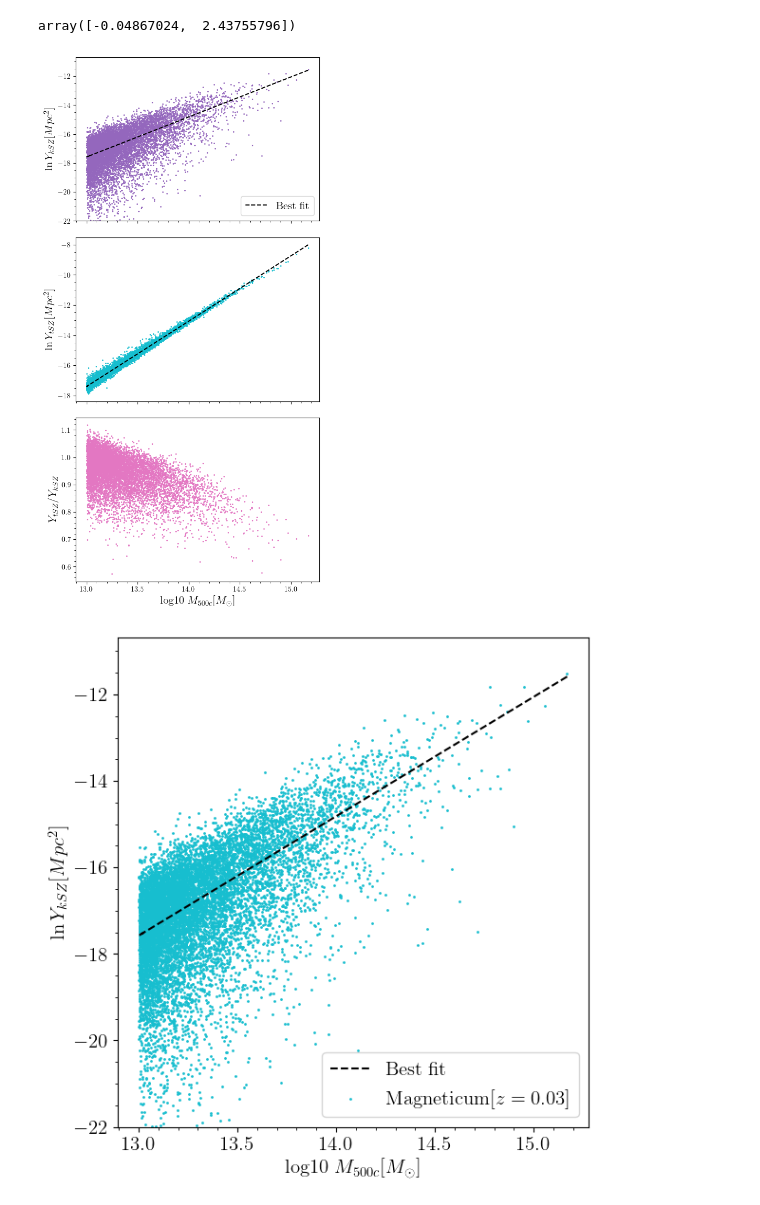
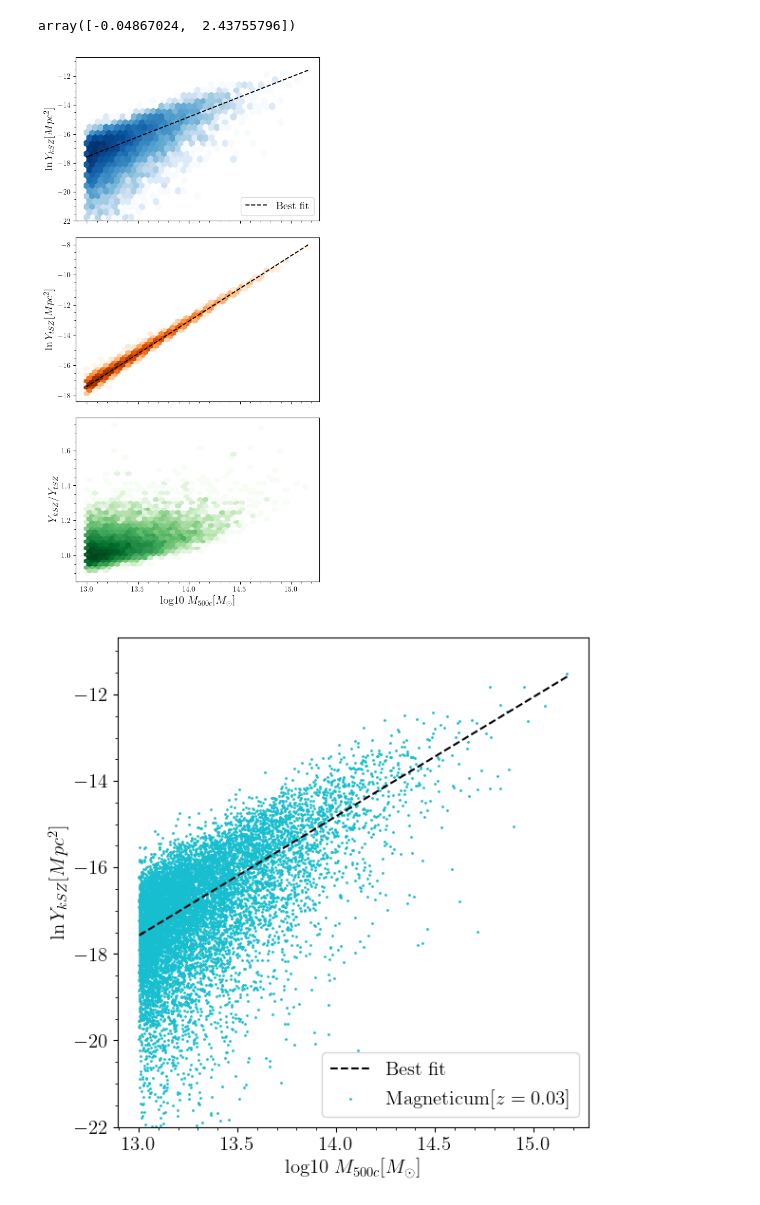
Before and after one commit to antolonappan/kSZscaler, a Jupyter notebook: Notebooks2/test1_r2.ipynb, the cells around one changed output. Saved outputs shown, nothing was run; the diff lists cells and outputs as text; code cells hidden in the pictures.

Commit message:
hexbin
Signed-off-by: Anto Idicherian Lonappan <antolonappan@icloud.com>

```diff
--- a/Notebooks2/test1_r2.ipynb
+++ b/Notebooks2/test1_r2.ipynb
@@ -46,9 +46,9 @@ snaps = ['140','116','096']
 # %%
 boxno = 50
 # %%
-df_140 = Analysis(boxno,'140','',40000).get_dataframe()
-df_132 = Analysis(boxno,'116','',40000).get_dataframe()
-df_096 = Analysis(boxno,'096','',40000).get_dataframe()
+df_140 = Analysis(boxno,'140','').get_dataframe()
+df_132 = Analysis(boxno,'116','').get_dataframe()
+df_096 = Analysis(boxno,'096','').get_dataframe()
 # %%
 df_140_m = data_manupulation(df_140)
 df_132_m = data_manupulation(df_132)
@@ -60,21 +60,24 @@ array([-0.04867024,  2.43755796])
 # %%
 fig, (ax1, ax2, ax3) = plt.subplots(3, 1,figsize=(6, 13), sharex=True)
 plt.subplots_adjust(hspace=0.1)
-ax1.scatter(np.log10(np.exp(df_140.M)),df_140.Yksz,s=1,c='C4')
+#ax1.scatter(np.log10(np.exp(df_140.M)),df_140.Yksz,s=1,c='C4')
+ax1.hexbin(np.log10(np.exp(df_140.M)),df_140.Yksz,gridsize=40,cmap='Blues',bins='log',mincnt=1)
 ax1.plot(np.log10(np.exp(df_140.M)),df_140.M*1.20 - 53.5,lw=1.5,c='k',ls='--',label='$\\rm Best\;fit$')
 ax1.set_ylabel('$\ln Y_{kSZ} [Mpc^2]$',fontsize=15)
 ax1.set_ylim(-22)
 ax1.legend(loc='lower right',fontsize=15)
-ax2.scatter(np.log10(np.exp(df_140.M)),df_140.Ytsz,s=1,c='C9')
+#ax2.scatter(np.log10(np.exp(df_140.M)),df_140.Ytsz,s=1,c='C9')
+ax2.hexbin(np.log10(np.exp(df_140.M)),df_140.Ytsz,gridsize=40,cmap='Oranges',bins='log',mincnt=1)
 ax2.plot(np.log10(np.exp(df_140.M)),df_140.M*(1.88) - 73.67,lw=1.5,c='k',ls='--',label='$\\rm Best\;fit$')
 ax2.set_ylabel('$\ln Y_{tSZ} [Mpc^2]$',fontsize=15)
-ax3.scatter(np.log10(np.exp(df_140.M)),df_140.Ytsz/df_140.Yksz,s=1,c='C6')
-#ax3.plot(np.log10(np.exp(df_140.M)),df_140.M*(-0.06) + 1.,lw=1.5,c='k',ls='--',label='$\\rm Best\;fit$')
-ax3.set_ylabel('$Y_{tSZ}/Y_{kSZ}$',fontsize=15)
+#ax3.scatter(np.log10(np.exp(df_140.M)),df_140.Yksz/df_140.Ytsz,s=1,c='C6')
+ax3.hexbin(np.log10(np.exp(df_140.M)),df_140.Yksz/df_140.Ytsz,gridsize=40,cmap='Greens',bins='log',mincnt=1)
+#ax3.plot(np.log10(np.exp(df_140.M)),df_140.M*(-0.06)+ 1.,lw=1.5,c='k',ls='--',label='$\\rm Best\;fit$')
+ax3.set_ylabel('$Y_{kSZ}/Y_{tSZ}$',fontsize=15)
 ax3.set_xlabel('$\mathrm{log10}\; M_{500c} [M_\\odot]$',fontsize=15)
-fig.savefig('ksz_tsz.pdf',dpi=300,bbox_inches='tight')
+fig.savefig('ksz_tsz_test.pdf',dpi=300,bbox_inches='tight')
 # %% [output]
-[figure, old version]
+[figure, new version]
 # %%
 plt.figure(figsize=(6,6))
 plt.scatter(np.log10(np.exp(df_140.M)),df_140.Yksz,s=1,c='C9',label='$\\rm Magneticum $'+'$[z=0.03]$')
```
Also changed, not shown: parts of 1 cell of this notebook, 4 other files.
